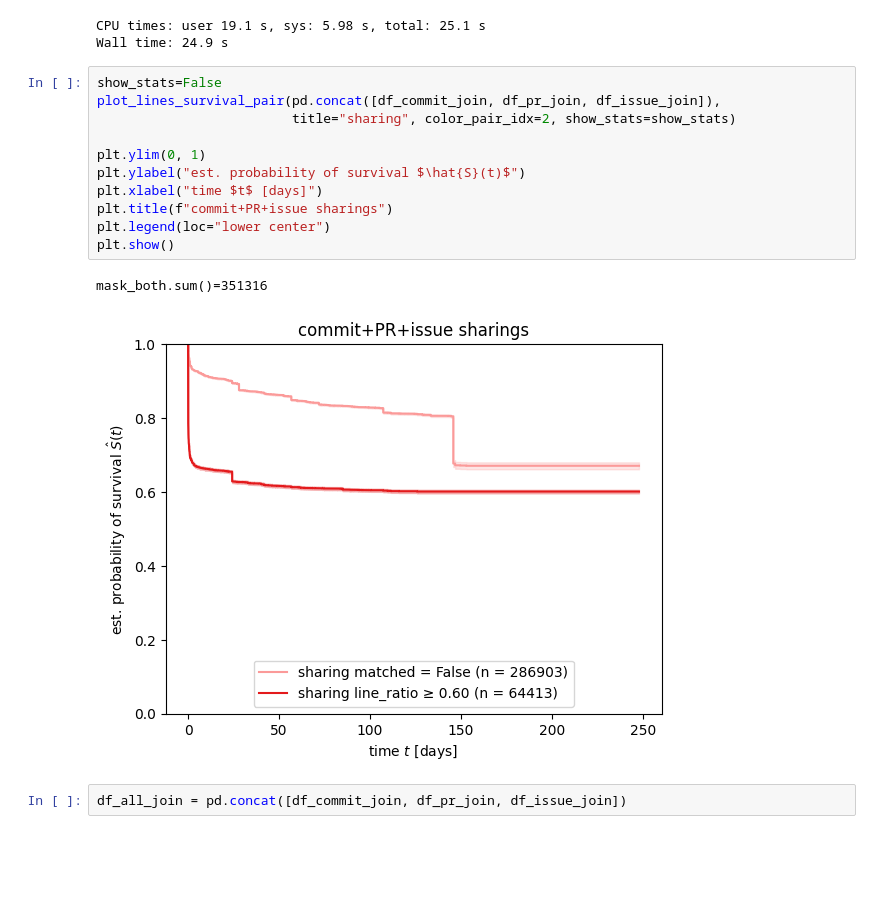
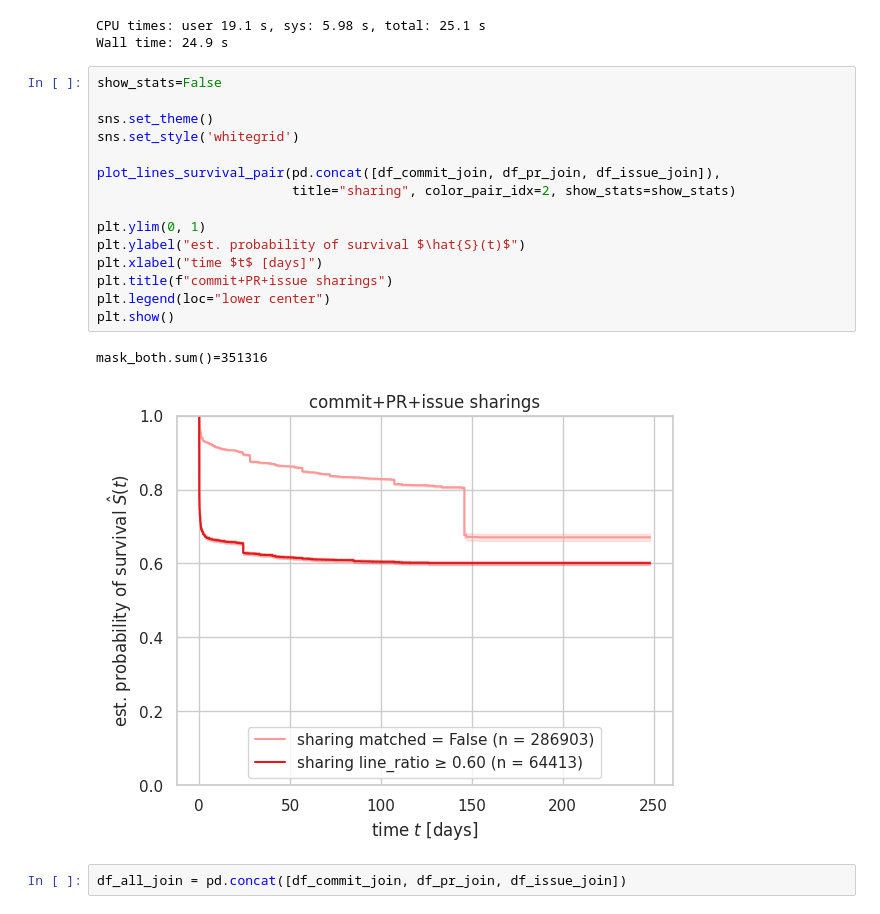
Before and after one commit to ncusi/MSR_Challenge_2024, a Jupyter notebook: notebooks/analyze_changes_survival.ipynb, the cells around one changed output. Saved outputs shown, nothing was run; the diff lists cells and outputs as text; blank space fills up the shorter version.

```diff
--- a/notebooks/analyze_changes_survival.ipynb
+++ b/notebooks/analyze_changes_survival.ipynb
@@ -1794,18 +1794,22 @@ CPU times: user 19.1 s, sys: 5.98 s, total: 25.1 s
 Wall time: 24.9 s
 # %%
 show_stats=False
+
+sns.set_theme()
+sns.set_style('whitegrid')
+
 plot_lines_survival_pair(pd.concat([df_commit_join, df_pr_join, df_issue_join]),
                          title="sharing", color_pair_idx=2, show_stats=show_stats)
 
 plt.ylim(0, 1)
 plt.ylabel("est. probability of survival $\hat{S}(t)$")
 plt.xlabel("time $t$ [days]")
 plt.title(f"commit+PR+issue sharings")
 plt.legend(loc="lower center")
 plt.show()
 # %% [output]
 mask_both.sum()=351316
-[figure, old version]
+[figure, new version]
 # %%
 df_all_join = pd.concat([df_commit_join, df_pr_join, df_issue_join])
 # %%
```
Also changed, not shown: 3 other files.
